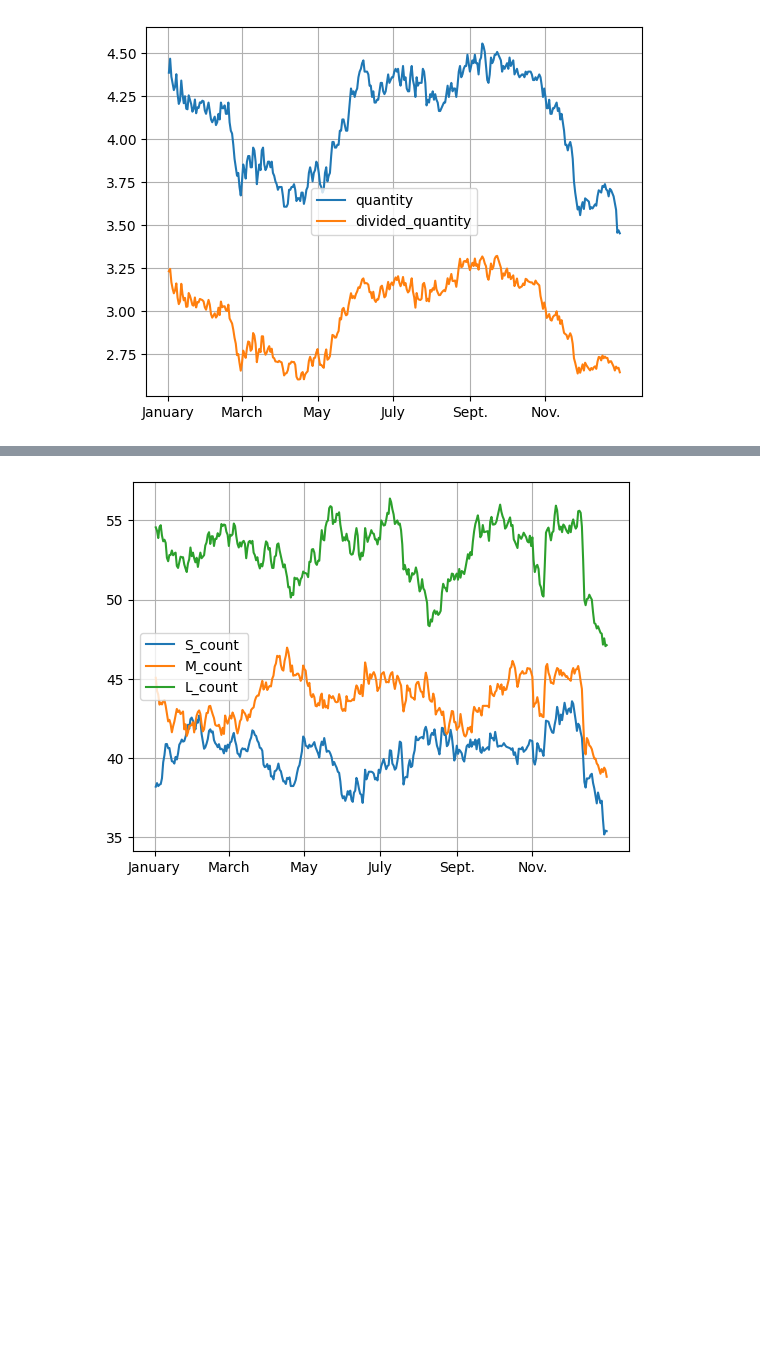
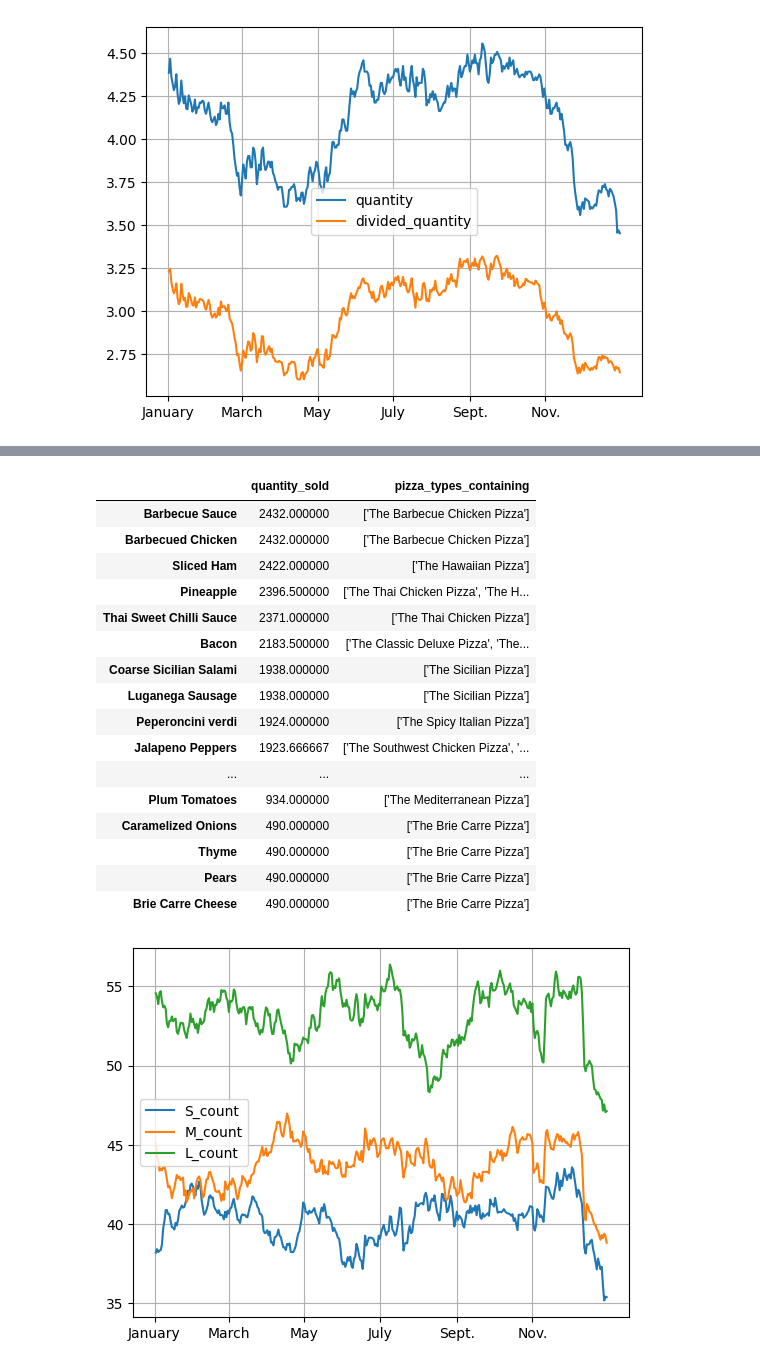
Before and after one commit to spencers145/pizza-study, a Jupyter notebook: study.ipynb, the cells around one changed output, grey strips where cells are left out. Saved outputs shown, nothing was run; the diff lists cells and outputs as text; code cells hidden in the pictures; blank space fills up the shorter version.

```diff
--- a/study.ipynb
+++ b/study.ipynb
@@ -1,6 +1,6 @@
 # %%
 import pandas
-import numpy
+import plotGrid
 import matplotlib.pyplot as pyplot
 import rollingAnalysis
 from datetime import datetime
@@ -9,19 +9,21 @@ sales = pandas.read_csv("sales.csv").drop('Unnamed: 0', axis = 1)
 daily_sales = pandas.read_csv("daily_sales.csv")
 orders = pandas.read_csv("orders.csv")
 pizza_properties = pandas.read_csv("pizza_properties.csv")
+ingredient_properties = pandas.read_csv("ingredient_properties.csv")
 
 daily_sales.index = daily_sales["Unnamed: 0"].tolist()
 daily_sales = daily_sales.drop('Unnamed: 0', axis = 1)
-
 orders.index = orders["Unnamed: 0"].tolist()
 orders = orders.drop('Unnamed: 0', axis = 1)
-
 pizza_properties.index = pizza_properties["Unnamed: 0"].tolist()
 pizza_properties = pizza_properties.drop('Unnamed: 0', axis = 1)
+ingredient_properties.index = ingredient_properties["Unnamed: 0"].tolist()
+ingredient_properties = ingredient_properties.drop('Unnamed: 0', axis = 1)
 
 #convert ingredients to lists
 sales["pizza_ingredients"] = sales["pizza_ingredients"].apply(lambda ingredients: ingredients.split(", "))
 pizza_properties["ingredients"] = pizza_properties["ingredients"].apply(lambda ingredients: ingredients.split(", "))
+ingredient_properties["pizza_types_containing"] = ingredient_properties["pizza_types_containing"].apply(lambda ingredients: ingredients.split(", "))
 # %%
 pyplot.scatter(x = daily_sales.index, y = daily_sales["order_count"])
 # %% [output]
@@ -402,3 +395,28 @@ pyplot.grid()
+# %%
+def manipulateRow(row):
+    row.iloc[0] /= len(row.iloc[1])
+    return row
+
+pandas.set_option("display.max_rows", 65)
+ingredient_properties.apply(manipulateRow, axis = 1).sort_values("quantity_sold", ascending = False)
+# %% [output]
+|  | quantity_sold | pizza_types_containing |
+| Barbecue Sauce | 2432.000000 | ['The Barbecue Chicken Pizza'] |
+| Barbecued Chicken | 2432.000000 | ['The Barbecue Chicken Pizza'] |
+| Sliced Ham | 2422.000000 | ['The Hawaiian Pizza'] |
+| Pineapple | 2396.500000 | ['The Thai Chicken Pizza', 'The H... |
+| Thai Sweet Chilli Sauce | 2371.000000 | ['The Thai Chicken Pizza'] |
+| Bacon | 2183.500000 | ['The Classic Deluxe Pizza', 'The... |
+| Coarse Sicilian Salami | 1938.000000 | ['The Sicilian Pizza'] |
+| Luganega Sausage | 1938.000000 | ['The Sicilian Pizza'] |
+| Peperoncini verdi | 1924.000000 | ['The Spicy Italian Pizza'] |
+| Jalapeno Peppers | 1923.666667 | ['The Southwest Chicken Pizza', '... |
+| ... | ... | ... |
+| Plum Tomatoes | 934.000000 | ['The Mediterranean Pizza'] |
+| Caramelized Onions | 490.000000 | ['The Brie Carre Pizza'] |
+| Thyme | 490.000000 | ['The Brie Carre Pizza'] |
+| Pears | 490.000000 | ['The Brie Carre Pizza'] |
+| Brie Carre Cheese | 490.000000 | ['The Brie Carre Pizza'] |
 # %%
 # only greek can be in XL and XXL, so we just leave those two out
 for size in ["S", "M", "L"]:
```
Also changed, not shown: parts of 8 cells of this notebook, 2 other files.
